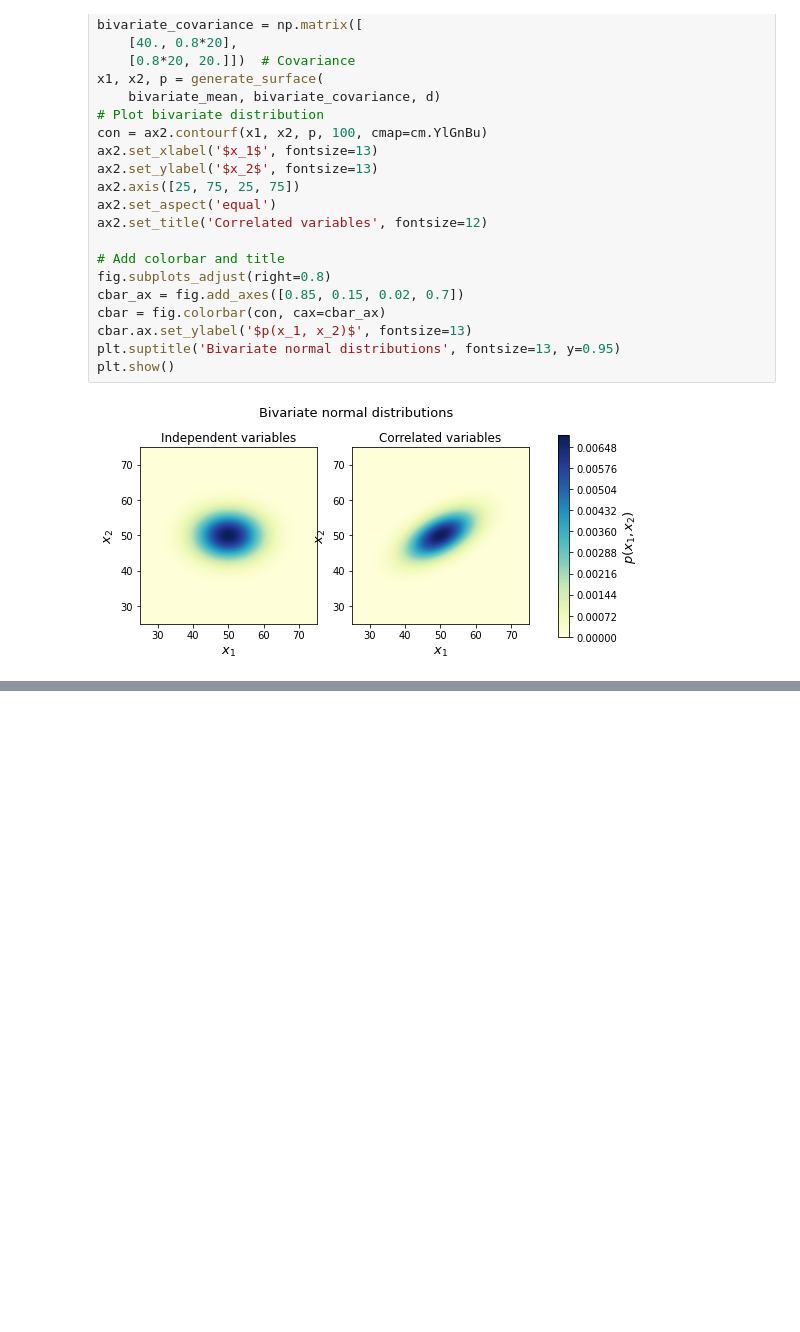
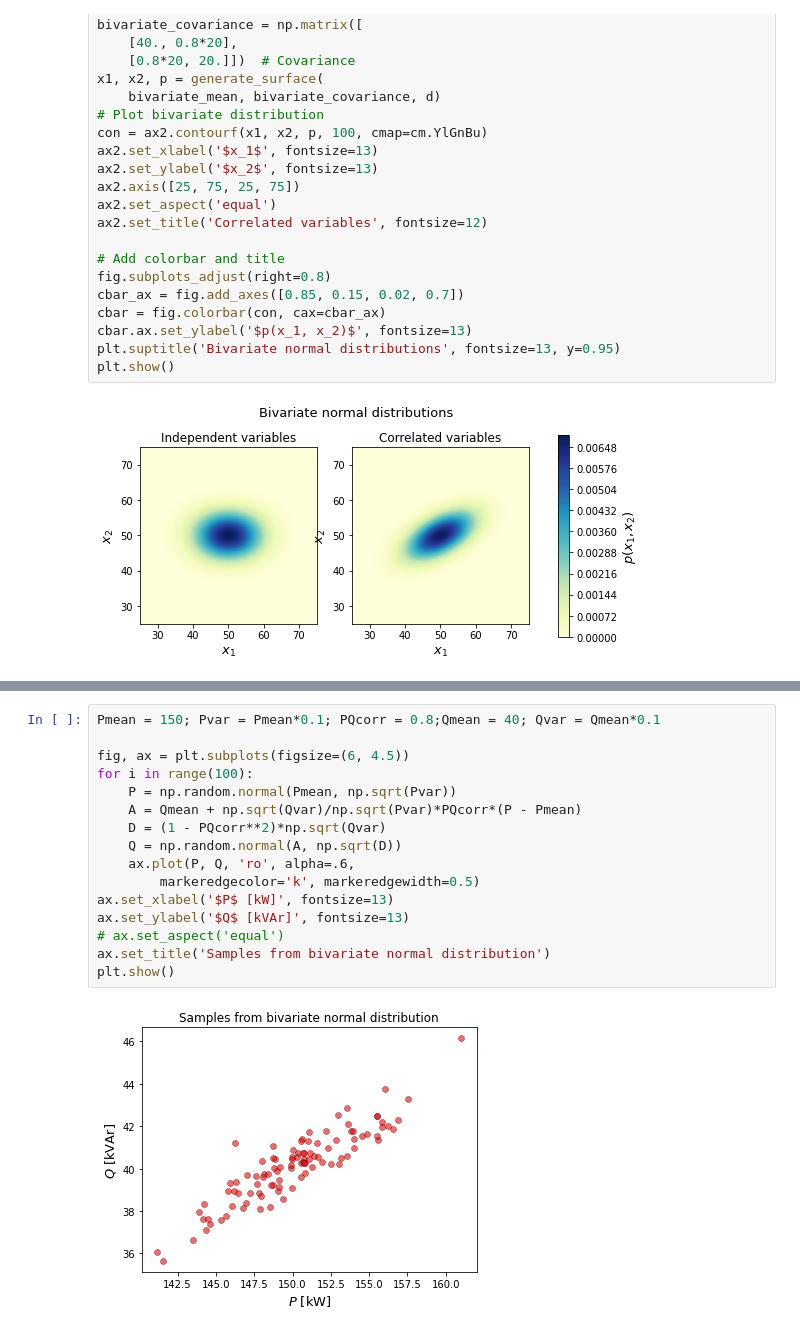
Before and after one commit to filipforro/MasterThesis, a Jupyter notebook: Pyomo/stochastic programming/stoch_RES_model.ipynb, the cells around one changed output, grey strips where cells are left out. Cells and saved outputs as stored; diff of their text form; blank space fills up the shorter version.

Commit message:
Stochastic load fixes . final fixes http://athenasc.com/Bivariate-Normal.pdf

```diff
--- a/Pyomo/stochastic programming/stoch_RES_model.ipynb
+++ b/Pyomo/stochastic programming/stoch_RES_model.ipynb
@@ -413,0 +414,18 @@ plt.show()
+# %%
+Pmean = 150; Pvar = Pmean*0.1; PQcorr = 0.8;Qmean = 40; Qvar = Qmean*0.1
+
+fig, ax = plt.subplots(figsize=(6, 4.5))
+for i in range(100):
+    P = np.random.normal(Pmean, np.sqrt(Pvar))
+    A = Qmean + np.sqrt(Qvar)/np.sqrt(Pvar)*PQcorr*(P - Pmean)
+    D = (1 - PQcorr**2)*np.sqrt(Qvar)
+    Q = np.random.normal(A, np.sqrt(D))
+    ax.plot(P, Q, 'ro', alpha=.6,
+        markeredgecolor='k', markeredgewidth=0.5)
+ax.set_xlabel('$P$ [kW]', fontsize=13)
+ax.set_ylabel('$Q$ [kVAr]', fontsize=13)
+# ax.set_aspect('equal')
+ax.set_title('Samples from bivariate normal distribution')
+plt.show()
+# %% [output]
+[figure, added]
```
Also changed, not shown: parts of 1 cell of this notebook, 1 other file.
